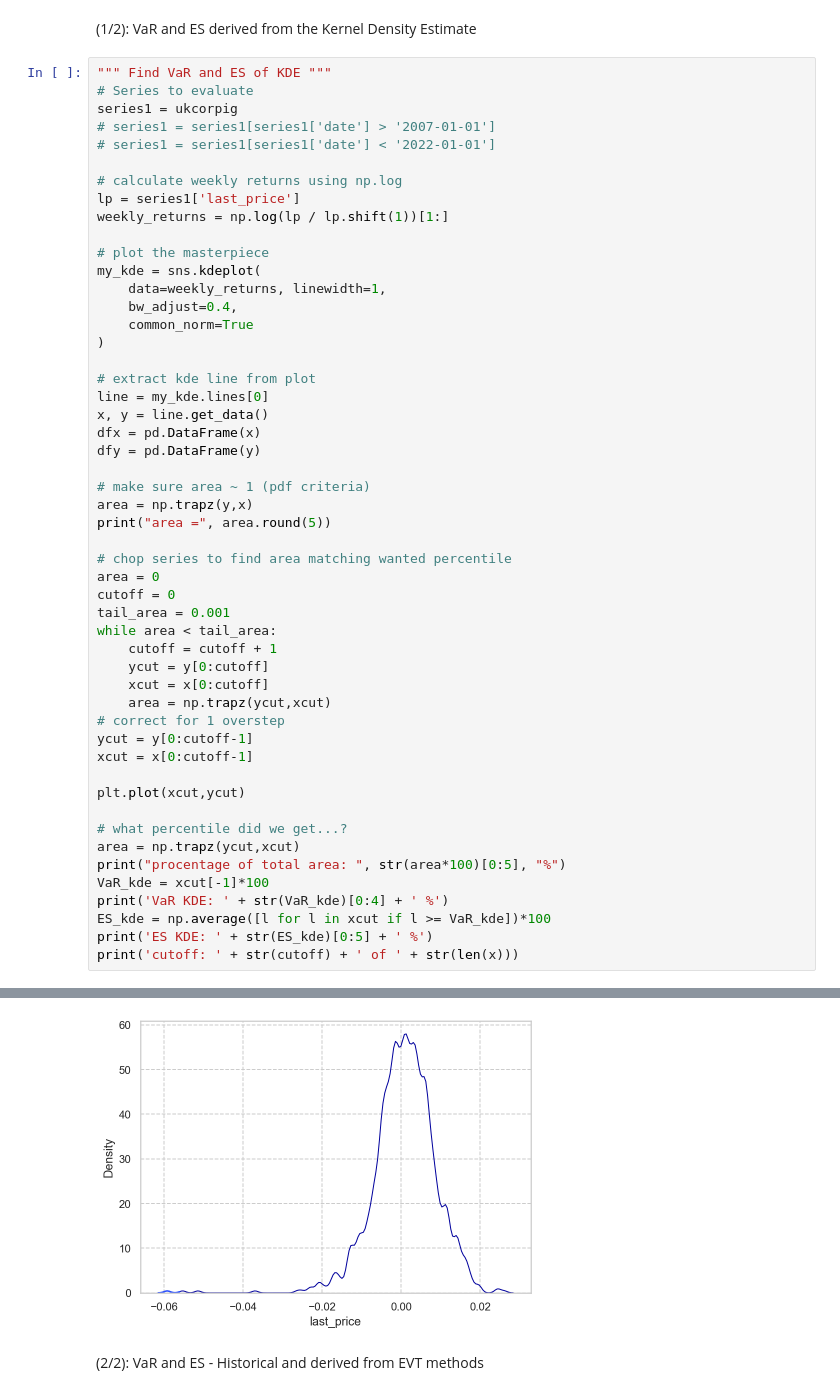
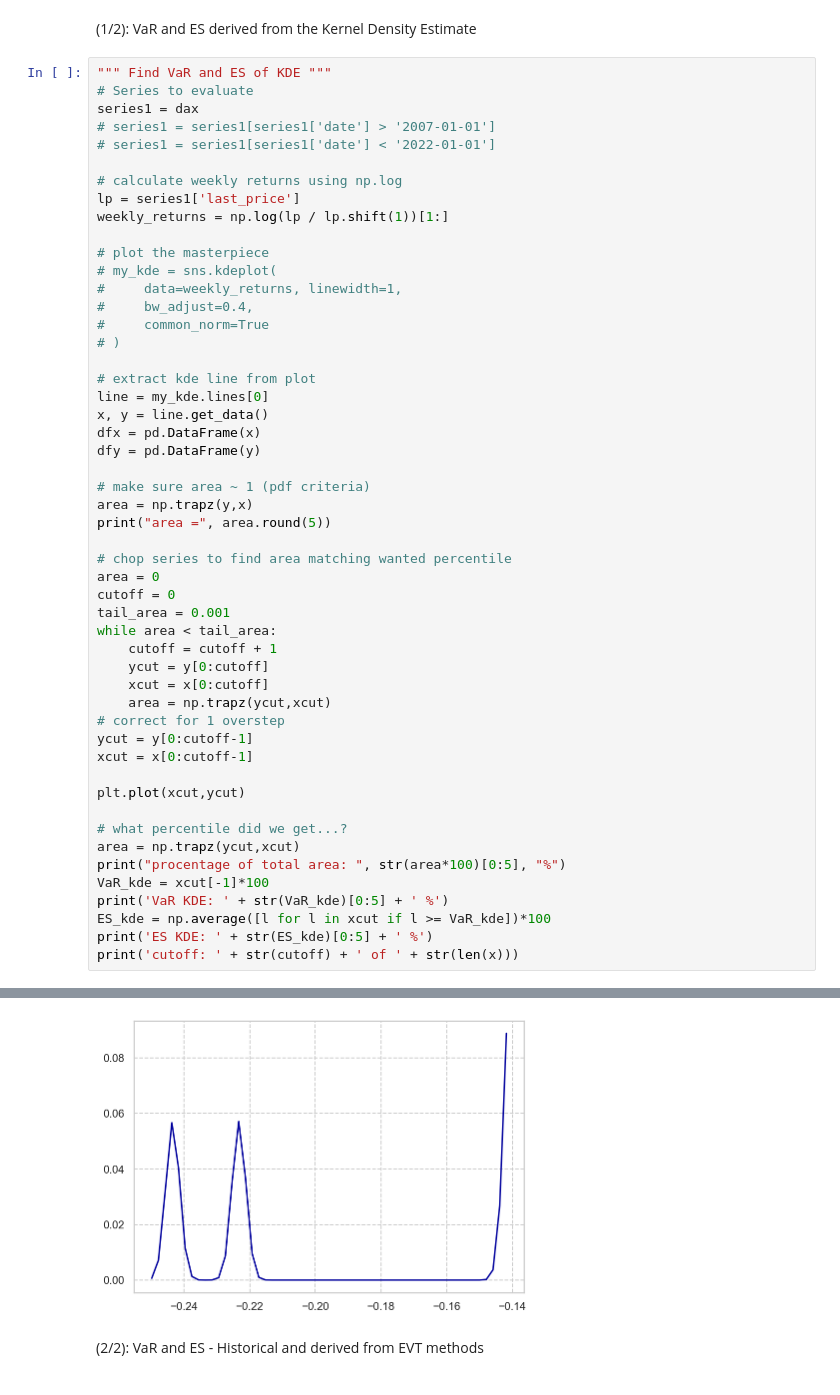
Before and after one commit to TimmieBengtsson/bachelors_project, a Jupyter notebook: bsc_script.ipynb, the cells around one changed output, grey strips where cells are left out. Drawn from its saved outputs; the diff is of its cells as text.

```diff
--- a/bsc_script.ipynb
+++ b/bsc_script.ipynb
@@ -513,7 +513,7 @@ The PostScript backend does not support transparency; partially transparent arti
 # %%
 """ Find VaR and ES of KDE """
 # Series to evaluate
-series1 = ukcorpig
+series1 = dax
 # series1 = series1[series1['date'] > '2007-01-01']
 # series1 = series1[series1['date'] < '2022-01-01']
 
@@ -522,11 +522,11 @@ lp = series1['last_price']
 weekly_returns = np.log(lp / lp.shift(1))[1:]
 
 # plot the masterpiece
-my_kde = sns.kdeplot(
-    data=weekly_returns, linewidth=1,
-    bw_adjust=0.4,
-    common_norm=True
-)
+# my_kde = sns.kdeplot(
+#     data=weekly_returns, linewidth=1,
+#     bw_adjust=0.4,
+#     common_norm=True
+# )
 
 # extract kde line from plot
 line = my_kde.lines[0]
@@ -557,7 +557,7 @@ plt.plot(xcut,ycut)
 area = np.trapz(ycut,xcut)
 print("procentage of total area: ", str(area*100)[0:5], "%")
 VaR_kde = xcut[-1]*100
-print('VaR KDE: ' + str(VaR_kde)[0:4] + ' %')
+print('VaR KDE: ' + str(VaR_kde)[0:5] + ' %')
 ES_kde = np.average([l for l in xcut if l >= VaR_kde])*100
 print('ES KDE: ' + str(ES_kde)[0:5] + ' %')
 print('cutoff: ' + str(cutoff) + ' of ' + str(len(x)))
@@ -572,4 +572,4 @@ cutoff: 14 of 200
-[figure, old version]
+[figure, new version]
 # %% [markdown]
 (2/2): VaR and ES - Historical and derived from EVT methods
 # %%
```
Also changed, not shown: parts of 3 cells of this notebook.
